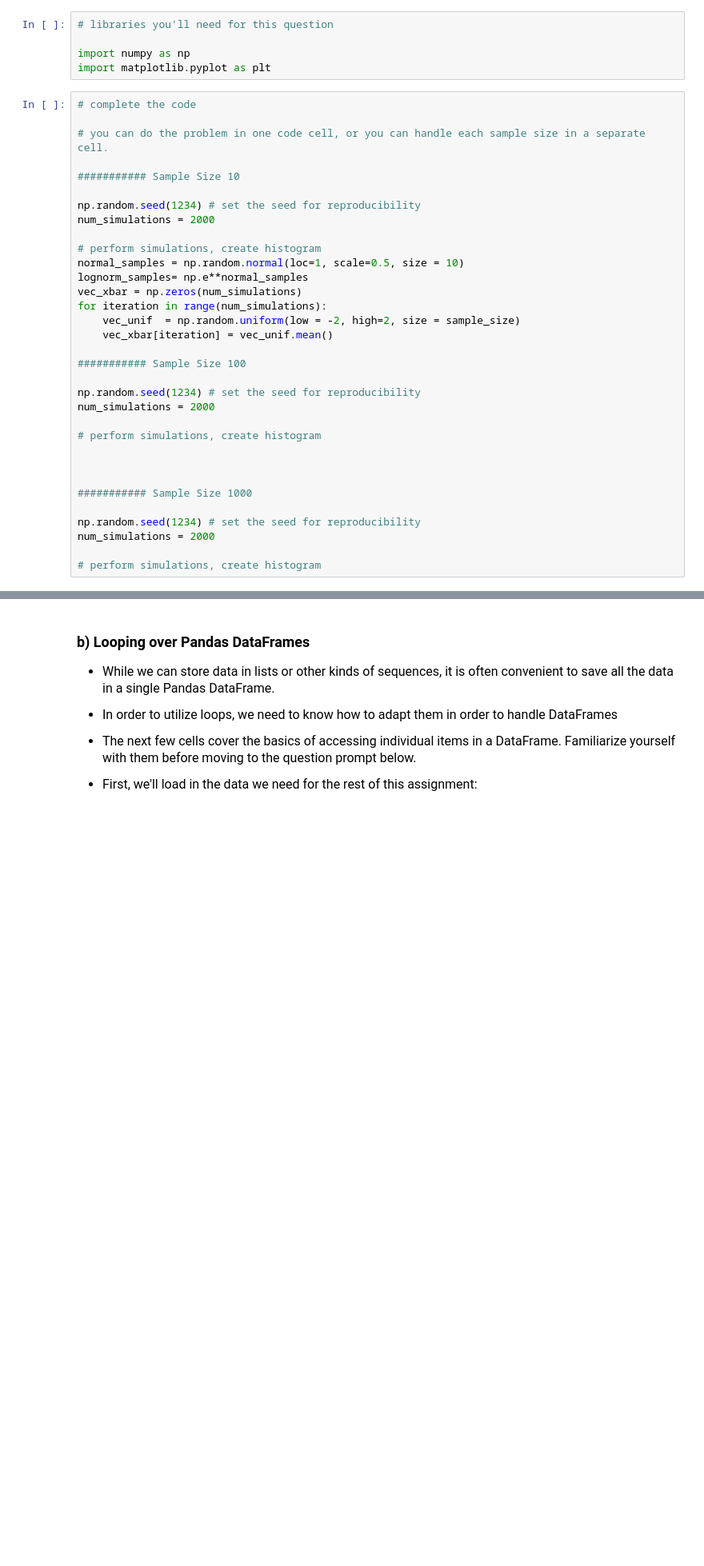
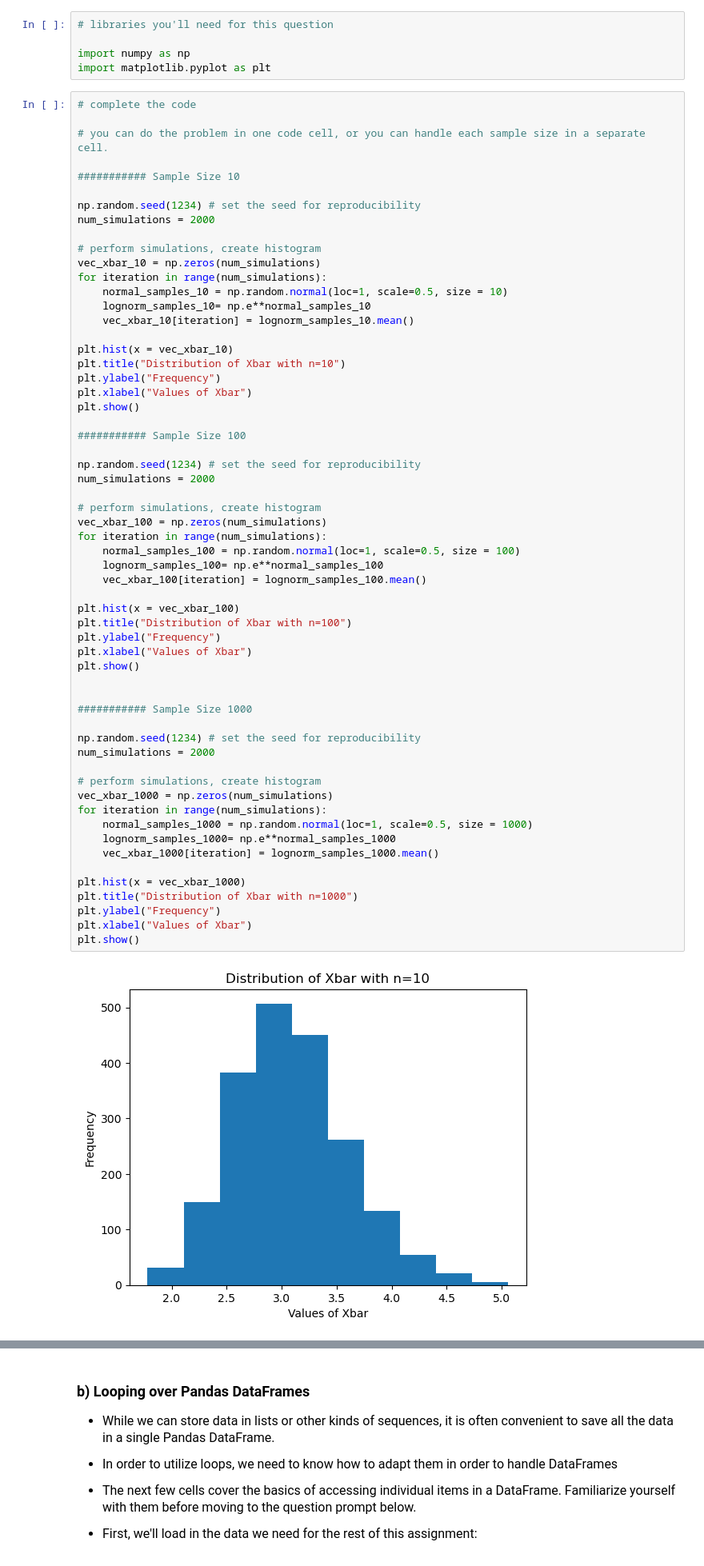
Before and after one commit to natstrauss/datasci151spring2026, a Jupyter notebook: _assignments/assignment_5/Assignment5 nat copy.ipynb, the cells around one changed output, grey strips where cells are left out. Shown at 80% size. Saved outputs shown, nothing was run; the diff lists cells and outputs as text; blank space fills up the shorter version.

```diff
--- a/_assignments/assignment_5/Assignment5 nat copy.ipynb
+++ b/_assignments/assignment_5/Assignment5 nat copy.ipynb
@@ -50,33 +50,61 @@ import matplotlib.pyplot as plt
 # %%
 # complete the code
 
 # you can do the problem in one code cell, or you can handle each sample size in a separate cell.
 
 ########### Sample Size 10
 
 np.random.seed(1234) # set the seed for reproducibility
 num_simulations = 2000
 
 # perform simulations, create histogram
-normal_samples = np.random.normal(loc=1, scale=0.5, size = 10)
-lognorm_samples= np.e**normal_samples
-vec_xbar = np.zeros(num_simulations)
+vec_xbar_10 = np.zeros(num_simulations)
 for iteration in range(num_simulations):
-    vec_unif  = np.random.uniform(low = -2, high=2, size = sample_size)
-    vec_xbar[iteration] = vec_unif.mean()
+    normal_samples_10 = np.random.normal(loc=1, scale=0.5, size = 10)
+    lognorm_samples_10= np.e**normal_samples_10
+    vec_xbar_10[iteration] = lognorm_samples_10.mean()
+
+plt.hist(x = vec_xbar_10)
+plt.title("Distribution of Xbar with n=10")
+plt.ylabel("Frequency")
+plt.xlabel("Values of Xbar")
+plt.show()
 
 ########### Sample Size 100
 
 np.random.seed(1234) # set the seed for reproducibility
 num_simulations = 2000
 
 # perform simulations, create histogram
+vec_xbar_100 = np.zeros(num_simulations)
+for iteration in range(num_simulations):
+    normal_samples_100 = np.random.normal(loc=1, scale=0.5, size = 100)
+    lognorm_samples_100= np.e**normal_samples_100
+    vec_xbar_100[iteration] = lognorm_samples_100.mean()
 
+plt.hist(x = vec_xbar_100)
+plt.title("Distribution of Xbar with n=100")
+plt.ylabel("Frequency")
+plt.xlabel("Values of Xbar")
+plt.show()
 
 
 ########### Sample Size 1000
 
 np.random.seed(1234) # set the seed for reproducibility
 num_simulations = 2000
 
 # perform simulations, create histogram
+vec_xbar_1000 = np.zeros(num_simulations)
+for iteration in range(num_simulations):
+    normal_samples_1000 = np.random.normal(loc=1, scale=0.5, size = 1000)
+    lognorm_samples_1000= np.e**normal_samples_1000
+    vec_xbar_1000[iteration] = lognorm_samples_1000.mean()
+
+plt.hist(x = vec_xbar_1000)
+plt.title("Distribution of Xbar with n=1000")
+plt.ylabel("Frequency")
+plt.xlabel("Values of Xbar")
+plt.show()
+# %% [output]
+[figure, added]
```
Also changed, not shown: parts of 10 cells of this notebook, 1 other file.
